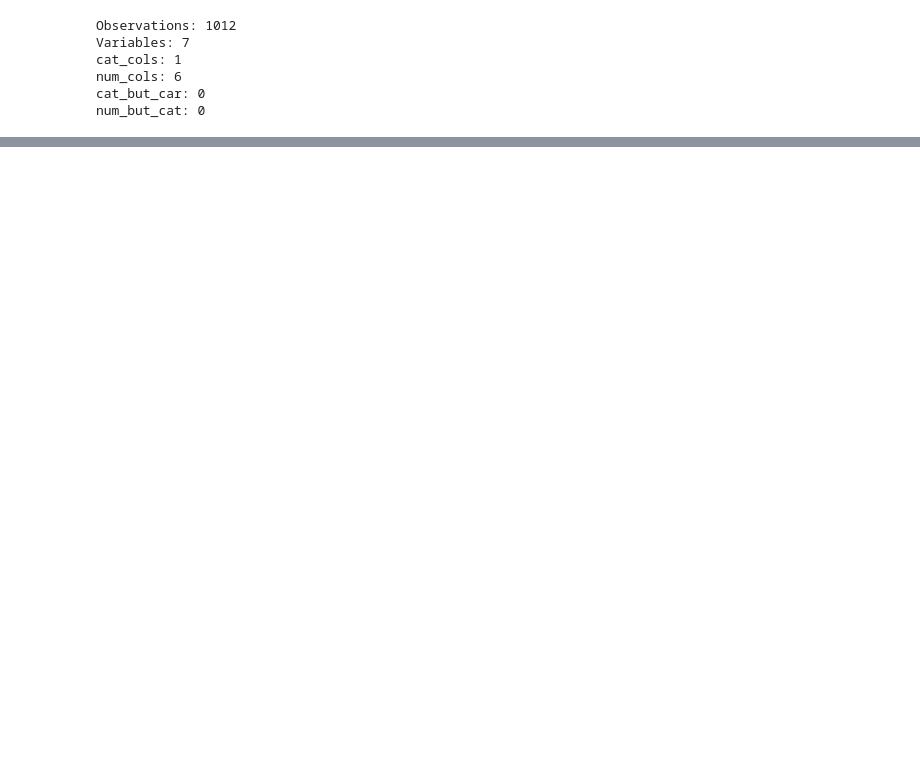
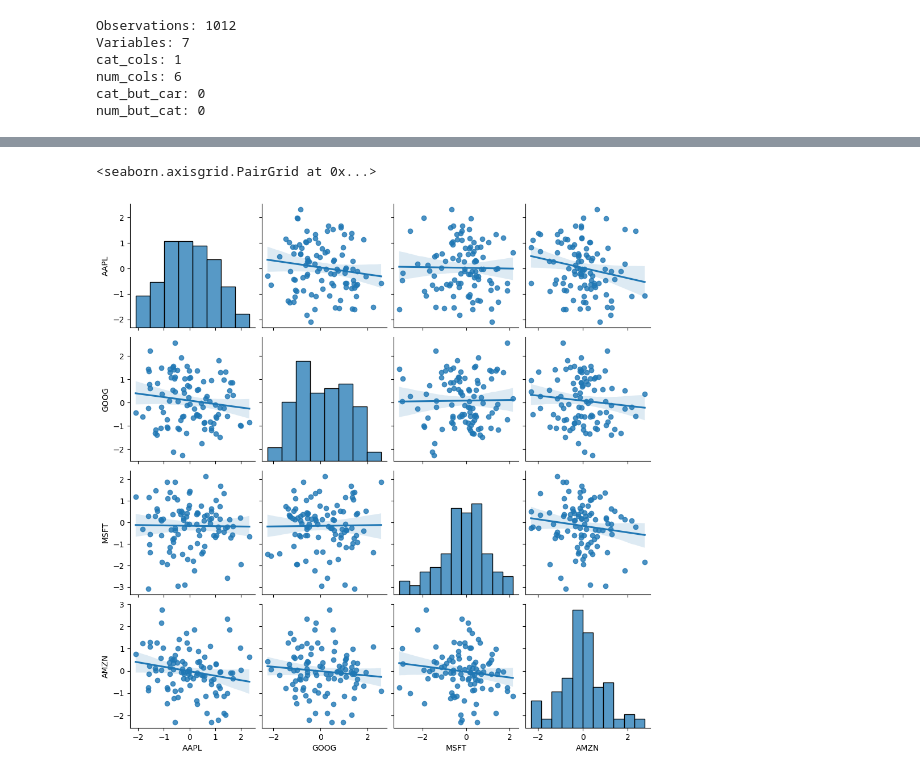
Before and after one commit to suleymanacikgoz/Global_AI_Hub_Project, a Jupyter notebook: globalaihubproje.ipynb, the cells around one changed output, grey strips where cells are left out. Cells and saved outputs as stored; diff of their text form; code cells hidden in the pictures; blank space fills up the shorter version.

```diff
--- a/globalaihubproje.ipynb
+++ b/globalaihubproje.ipynb
@@ -224,0 +352,6 @@ fig.show()
+# %%
+
+sns.pairplot(tech_rets, kind='reg')
+# %% [output]
+<seaborn.axisgrid.PairGrid at 0x...>
+[figure, added]
```
Also changed, not shown: parts of 12 cells of this notebook.
